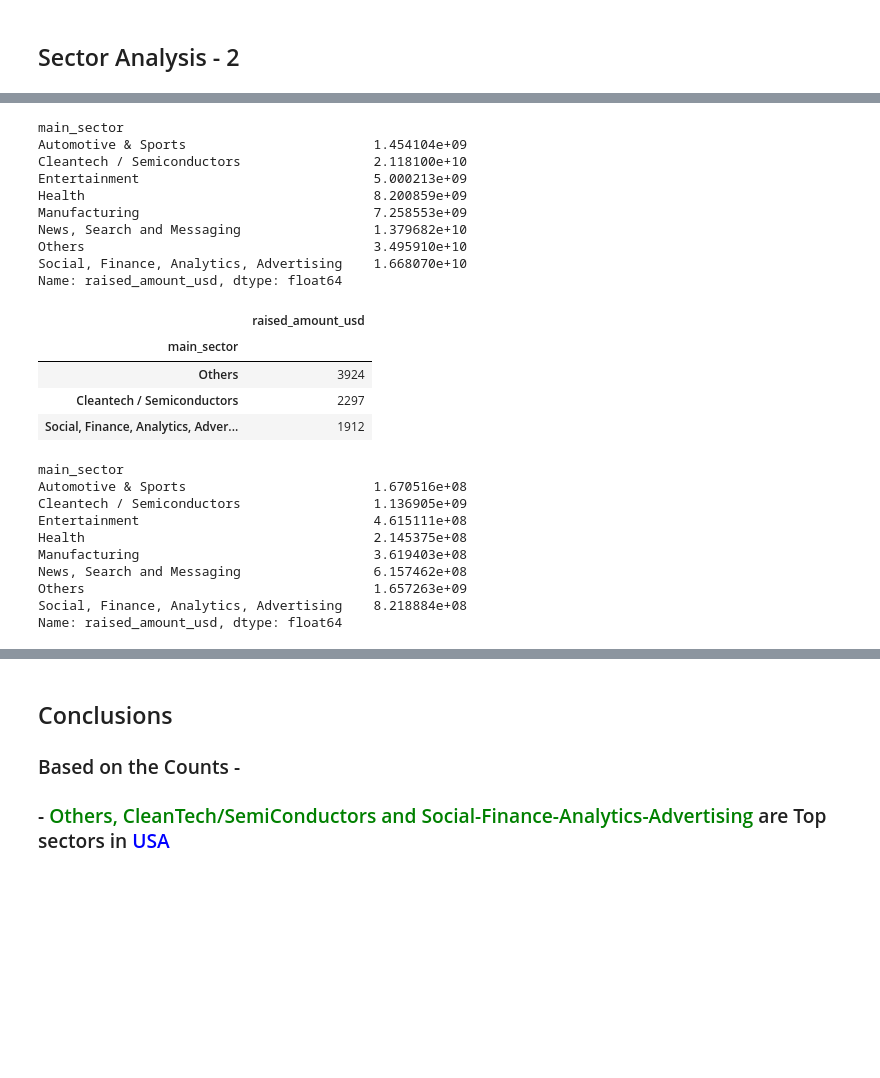
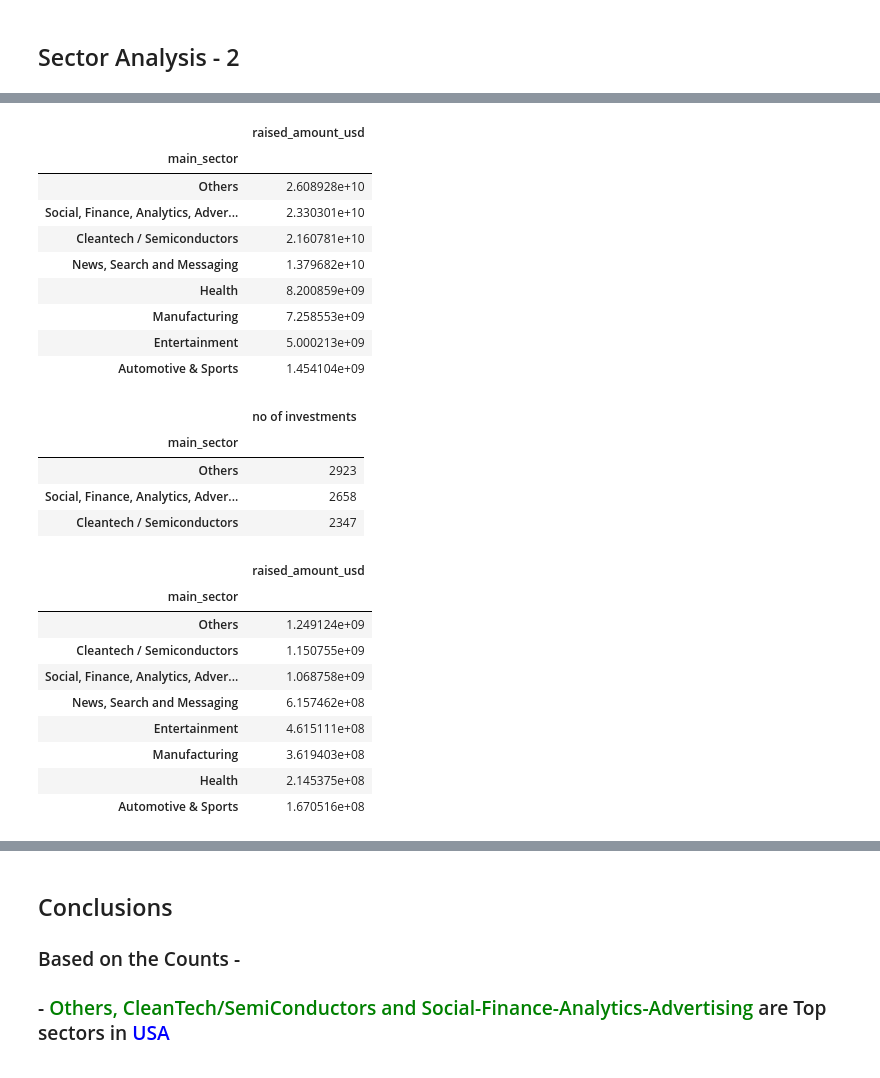
Before and after one commit to sameerg07/EDA_SparkFunds, a Jupyter notebook: EDA-SparkFunds_Assignment.ipynb, the cells around one changed output, grey strips where cells are left out. Cells and saved outputs as stored; diff of their text form; code cells hidden in the pictures; blank space fills up the shorter version.

```diff
--- a/EDA-SparkFunds_Assignment.ipynb
+++ b/EDA-SparkFunds_Assignment.ipynb
@@ -325,10 +333,13 @@ def get_main_sector(category):
     except:
         ## We see that there are few primary sectors/categories which do not fall into any of the main sectors, lets
         ## keep them them into Others
-        return "Others"
+        return None
 get_main_sector("3D")
 # %% [output]
 'Manufacturing'
 # %%
 ## create a derived column for primary sector by using the name before '|'
 master_frame["primary_sector"] = master_frame.category_list.apply(lambda x: str(x).split("|")[0])
+# %%
+## main_sector column using primary sector
+master_frame["main_sector"] = master_frame.primary_sector.apply(lambda x: get_main_sector(x))
@@ -335 +392,17 @@ master_frame["primary_sector"] = master_frame.category_list.apply(lambda x: str(
+# %%
+## Lets map these missing mappings to the right sectors
+## I will map all the praimry sectors with >= 100 values missing and drop the others
+
+## finetune existing mapping function to map these missing mappings
+def get_main_sector(category):
+    try:
+        x = mapping[mapping.category_list == str(category)].iloc[0]
+        return x[x == 1].axes[0][0]
+    except:
+        if category == "Analytics" or category == "Finance" or category == "Financial Services" or category == "Big Data Analytics":
+            return "Social, Finance, Analytics, Advertising"
+        elif category == "Nanotechnology":
+            return "Cleantech / Semiconductors"
+        else:
+            return None
 # %%
@@ -357,0 +411,3 @@ master_frame
+# %%
+#drop all the primary sectors with less than 100 records
+master_frame = master_frame[~master_frame.main_sector.isnull()]
@@ -405,46 +469,47 @@ print(ind.raised_amount_usd.sum(), "  dollars invested total in India")
 # %%
 #sector wise amount raised in USA
-usa.groupby("main_sector")["raised_amount_usd"].sum()
+usa.groupby("main_sector")["raised_amount_usd"].sum().to_frame().sort_values("raised_amount_usd",ascending=False)
 # %% [output]
-main_sector
-Automotive & Sports                        1.454104e+09
-Cleantech / Semiconductors                 2.118100e+10
-Entertainment                              5.000213e+09
-Health                                     8.200859e+09
-Manufacturing                              7.258553e+09
-News, Search and Messaging                 1.379682e+10
-Others                                     3.495910e+10
-Social, Finance, Analytics, Advertising    1.668070e+10
-Name: raised_amount_usd, dtype: float64
+|  | raised_amount_usd |
+| main_sector |  |
+| Others | 2.608928e+10 |
+| Social, Finance, Analytics, Adver... | 2.330301e+10 |
+| Cleantech / Semiconductors | 2.160781e+10 |
+| News, Search and Messaging | 1.379682e+10 |
+| Health | 8.200859e+09 |
+| Manufacturing | 7.258553e+09 |
+| Entertainment | 5.000213e+09 |
+| Automotive & Sports | 1.454104e+09 |
 # %%
 #sector wise count of investments in USA
 usa_count = usa.groupby("main_sector")["raised_amount_usd"].count().to_frame()
-usa_count = usa_count.sort_values("raised_amount_usd",ascending=False)
+usa_count = usa_count.rename(columns={"raised_amount_usd":"no of investments"})
+usa_count = usa_count.sort_values("no of investments",ascending=False)
 
 #top three sectors based on counts in investements
 #the column name below is not raised_amount_usd but its the count of investments done
 usa_count_top3 = usa_count.iloc[0:3,:]
 usa_count_top3
 # %% [output]
-|  | raised_amount_usd |
+|  | no of investments |
 | main_sector |  |
-| Others | 3924 |
-| Cleantech / Semiconductors | 2297 |
-| Social, Finance, Analytics, Adver... | 1912 |
+| Others | 2923 |
+| Social, Finance, Analytics, Adver... | 2658 |
+| Cleantech / Semiconductors | 2347 |
 # %%
 #sector wise amount raised in UK
-gbr.groupby("main_sector")["raised_amount_usd"].sum()
+gbr.groupby("main_sector")["raised_amount_usd"].sum().to_frame().sort_values("raised_amount_usd",ascending=False)
 # %% [output]
-main_sector
-Automotive & Sports                        1.670516e+08
-Cleantech / Semiconductors                 1.136905e+09
-Entertainment                              4.615111e+08
-Health                                     2.145375e+08
-Manufacturing                              3.619403e+08
-News, Search and Messaging                 6.157462e+08
-Others                                     1.657263e+09
-Social, Finance, Analytics, Advertising    8.218884e+08
-Name: raised_amount_usd, dtype: float64
+|  | raised_amount_usd |
+| main_sector |  |
+| Others | 1.249124e+09 |
+| Cleantech / Semiconductors | 1.150755e+09 |
+| Social, Finance, Analytics, Adver... | 1.068758e+09 |
+| News, Search and Messaging | 6.157462e+08 |
+| Entertainment | 4.615111e+08 |
+| Manufacturing | 3.619403e+08 |
+| Health | 2.145375e+08 |
+| Automotive & Sports | 1.670516e+08 |
 # %%
 #sector wise count of investments in UK
 gbr_count = gbr.groupby("main_sector")["raised_amount_usd"].count().to_frame()
```
Also changed, not shown: parts of 57 cells of this notebook.
